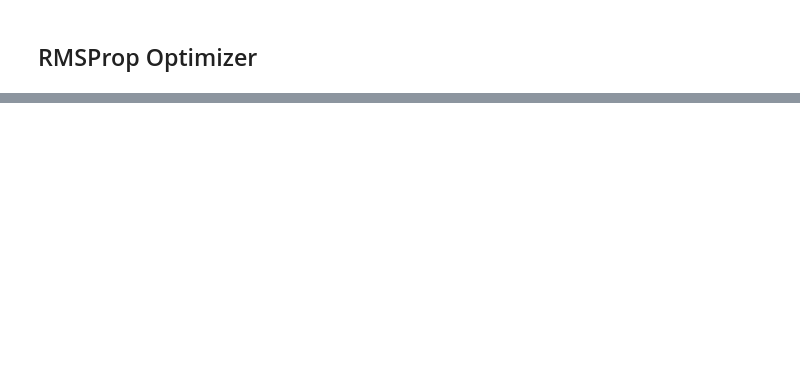
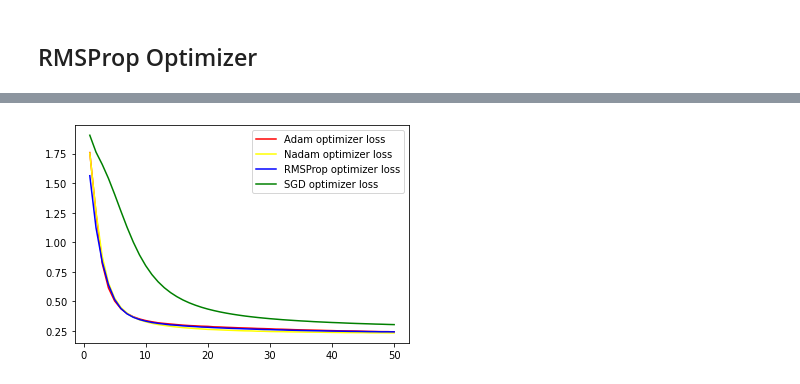
Before and after one commit to luchovzla/dry-bean-classification, a Jupyter notebook: Neural Network.ipynb, the cells around one changed output, grey strips where cells are left out. Drawn from its saved outputs; the diff is of its cells as text; code cells hidden in the pictures; blank space fills up the shorter version.

```diff
--- a/Neural Network.ipynb
+++ b/Neural Network.ipynb
@@ -142,0 +285,9 @@ plt.show()
+# %%
+plt.plot(epochs, adam_losses, 'red', label = "Adam optimizer loss")
+plt.plot(epochs, nadam_losses, 'yellow', label = "Nadam optimizer loss")
+plt.plot(epochs, rmsprop_losses, 'blue', label = "RMSProp optimizer loss")
+plt.plot(epochs, sgd_losses, 'green', label = "SGD optimizer loss")
+plt.legend()
+plt.show()
+# %% [output]
+[figure, added]
```
Also changed, not shown: parts of 17 cells of this notebook.
